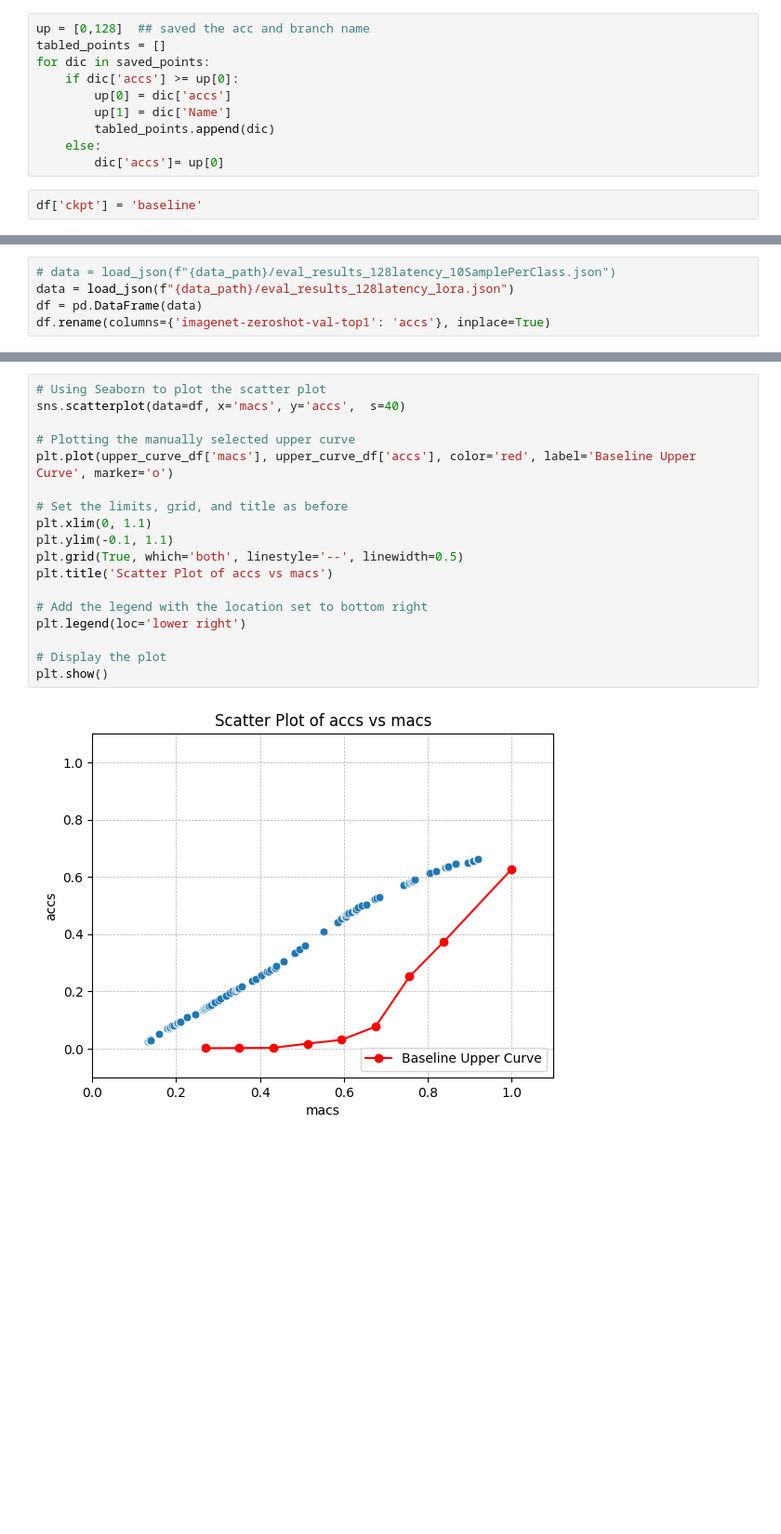
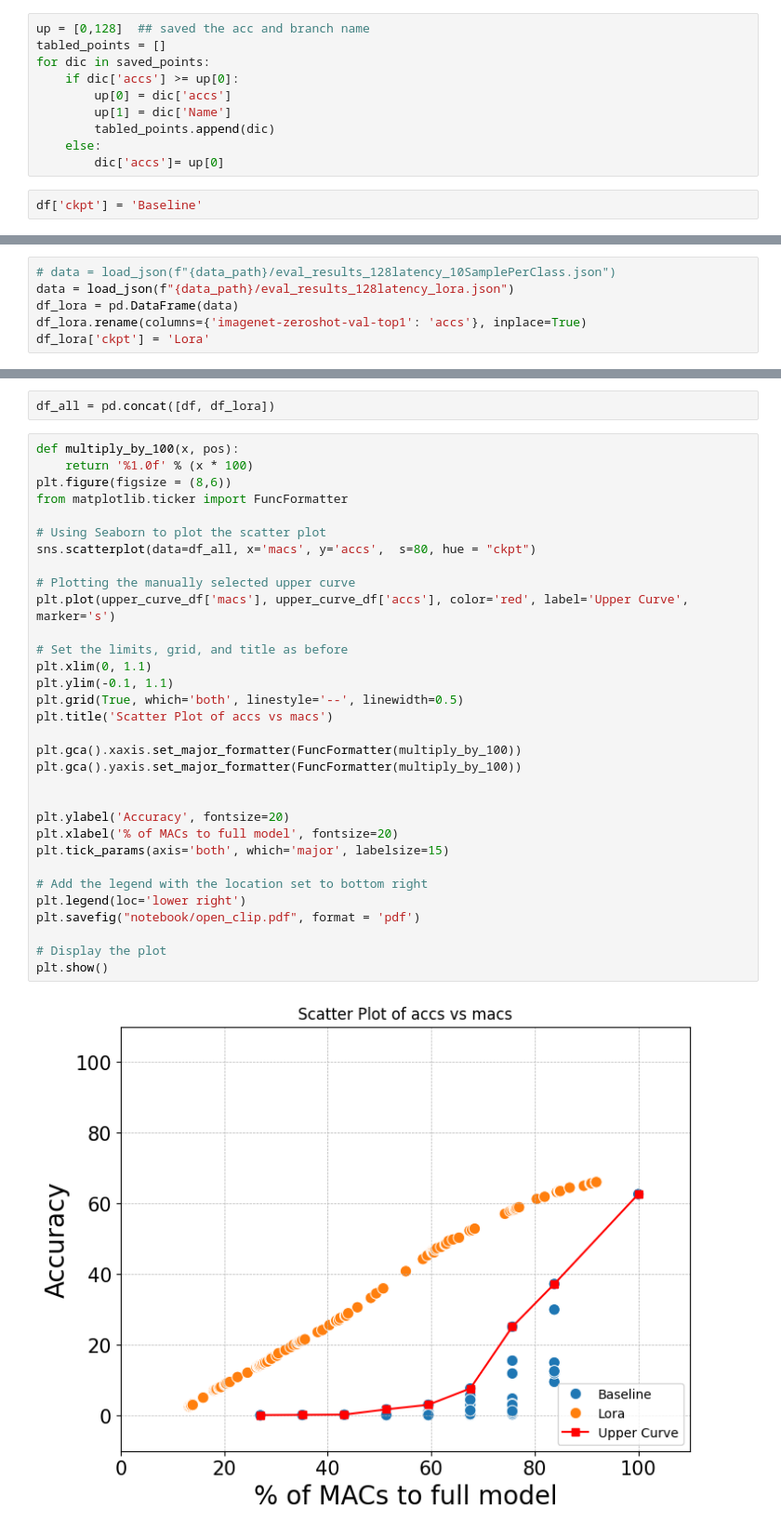
Before and after one commit to OliverXUZY/openclip, a Jupyter notebook: notebook/look_table.ipynb, the cells around one changed output, grey strips where cells are left out. Shown at 93% size. Drawn from its saved outputs; the diff is of its cells as text; blank space fills up the shorter version.

```diff
--- a/notebook/look_table.ipynb
+++ b/notebook/look_table.ipynb
@@ -77,7 +77,7 @@ for dic in saved_points:
     else:
         dic['accs']= up[0]
 # %%
-df['ckpt'] = 'baseline'
+df['ckpt'] = 'Baseline'
 # %%
 # Convert the list of points to a DataFrame
 upper_curve_df = pd.DataFrame(saved_points)
@@ -104,6 +104,7 @@ plt.show()
 # %%
 # data = load_json(f"{data_path}/eval_results_128latency_10SamplePerClass.json")
 data = load_json(f"{data_path}/eval_results_128latency_lora.json")
-df = pd.DataFrame(data)
-df.rename(columns={'imagenet-zeroshot-val-top1': 'accs'}, inplace=True)
+df_lora = pd.DataFrame(data)
+df_lora.rename(columns={'imagenet-zeroshot-val-top1': 'accs'}, inplace=True)
+df_lora['ckpt'] = 'Lora'
 # %%
@@ -118,20 +119,36 @@ df.head()
+# %%
+df_all = pd.concat([df, df_lora])
 # %%
+def multiply_by_100(x, pos):
+    return '%1.0f' % (x * 100)
+plt.figure(figsize = (8,6))
+from matplotlib.ticker import FuncFormatter
+
 # Using Seaborn to plot the scatter plot
-sns.scatterplot(data=df, x='macs', y='accs',  s=40)
+sns.scatterplot(data=df_all, x='macs', y='accs',  s=80, hue = "ckpt")
 
 # Plotting the manually selected upper curve
-plt.plot(upper_curve_df['macs'], upper_curve_df['accs'], color='red', label='Baseline Upper Curve', marker='o')
+plt.plot(upper_curve_df['macs'], upper_curve_df['accs'], color='red', label='Upper Curve', marker='s')
 
 # Set the limits, grid, and title as before
 plt.xlim(0, 1.1)
 plt.ylim(-0.1, 1.1)
 plt.grid(True, which='both', linestyle='--', linewidth=0.5)
 plt.title('Scatter Plot of accs vs macs')
 
+plt.gca().xaxis.set_major_formatter(FuncFormatter(multiply_by_100))
+plt.gca().yaxis.set_major_formatter(FuncFormatter(multiply_by_100))
+
+
+plt.ylabel('Accuracy', fontsize=20)
+plt.xlabel('% of MACs to full model', fontsize=20)
+plt.tick_params(axis='both', which='major', labelsize=15)
+
 # Add the legend with the location set to bottom right
 plt.legend(loc='lower right')
+plt.savefig("notebook/open_clip.pdf", format = 'pdf')
 
 # Display the plot
 plt.show()
 # %% [output]
-[figure, old version]
+[figure, new version]
```
Also changed, not shown: parts of 2 cells of this notebook, 1 other file.
